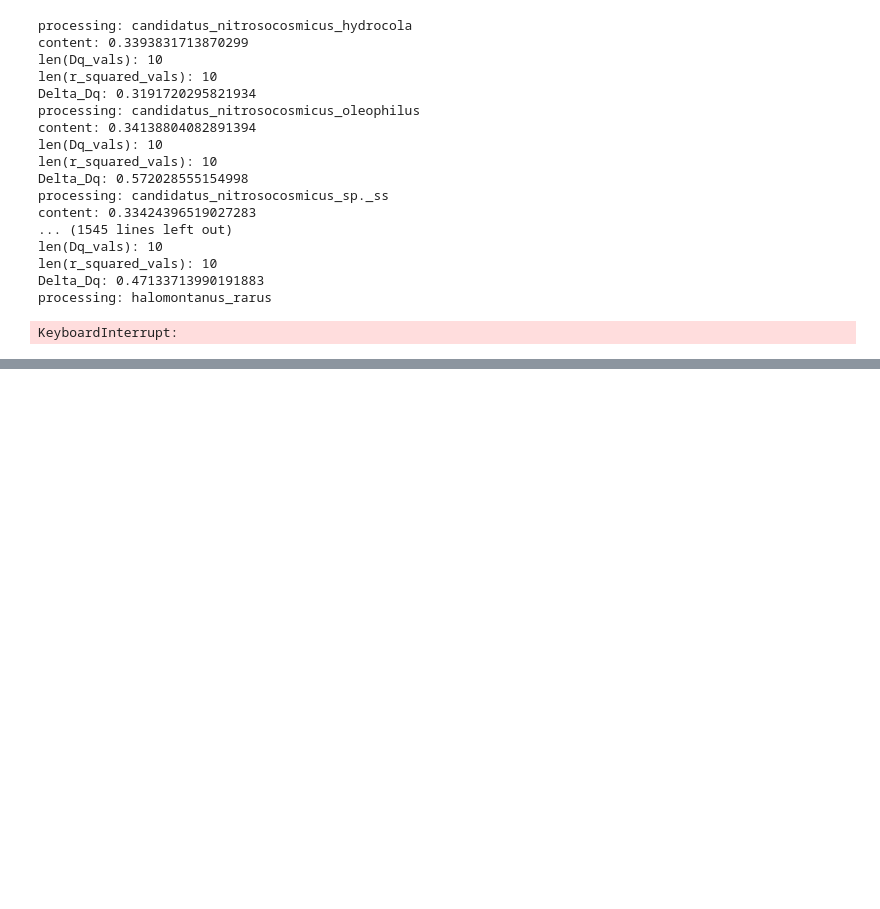
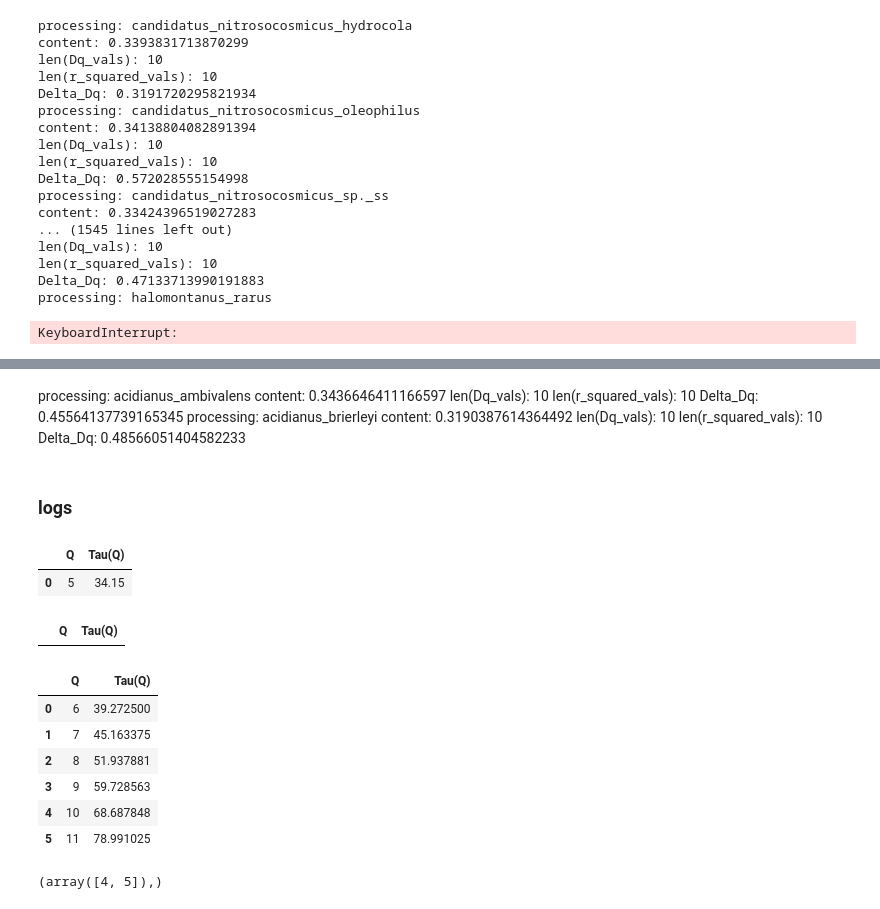
Before and after one commit to DiegoFLM/Analysis-of-microbial-genomes--MFA-GC-content-lifestyle-and-human-microbiome, a Jupyter notebook: notebooks_and_info/data_analysis/mfa_processing/genomes_processing.ipynb, the cells around one changed output, grey strips where cells are left out. Drawn from its saved outputs; the diff is of its cells as text; code cells hidden in the pictures; blank space fills up the shorter version.

```diff
--- a/notebooks_and_info/data_analysis/mfa_processing/genomes_processing.ipynb
+++ b/notebooks_and_info/data_analysis/mfa_processing/genomes_processing.ipynb
@@ -177,0 +164,44 @@ AGCTCACTGGTGGTTGTACAGTCACTTTATTGCATTACCATTAGGTTGGGGATTTGTTGCAATGTATGACAGAAGAGTTC
+# %% [markdown]
+processing: acidianus_ambivalens
+content: 0.3436646411166597
+len(Dq_vals): 10
+len(r_squared_vals): 10
+Delta_Dq: 0.45564137739165345
+processing: acidianus_brierleyi
+content: 0.3190387614364492
+len(Dq_vals): 10
+len(r_squared_vals): 10
+Delta_Dq: 0.48566051404582233
+# %% [markdown]
+### logs
+# %%
+pd.DataFrame({'Q': [5], 'Tau(Q)': [34.15]})
+# %% [output]
+|  | Q | Tau(Q) |
+| 0 | 5 | 34.15 |
+# %%
+df_tau_r2 = pd.DataFrame(columns=['Q', 'Tau(Q)'])
+df_tau_r2
+# %% [output]
+|  | Q | Tau(Q) |
+# %%
+q = 5
+tau_q = 34.15
+# %%
+q = q + 1
+tau_q = tau_q * 1.15
+df_tau_r2 = pd.concat([df_tau_r2, pd.DataFrame({'Q': [q], 'Tau(Q)': [tau_q]})], ignore_index=True)
+df_tau_r2
+# %% [output]
+|  | Q | Tau(Q) |
+| 0 | 6 | 39.272500 |
+| 1 | 7 | 45.163375 |
+| 2 | 8 | 51.937881 |
+| 3 | 9 | 59.728563 |
+| 4 | 10 | 68.687848 |
+| 5 | 11 | 78.991025 |
+# %%
+valid_indices = np.where(np.abs(df_tau_r2['Q'] - 1) > 8)
+valid_indices
+# %% [output]
+(array([4, 5]),)
```
Also changed, not shown: parts of 16 cells of this notebook, 2 other files.
